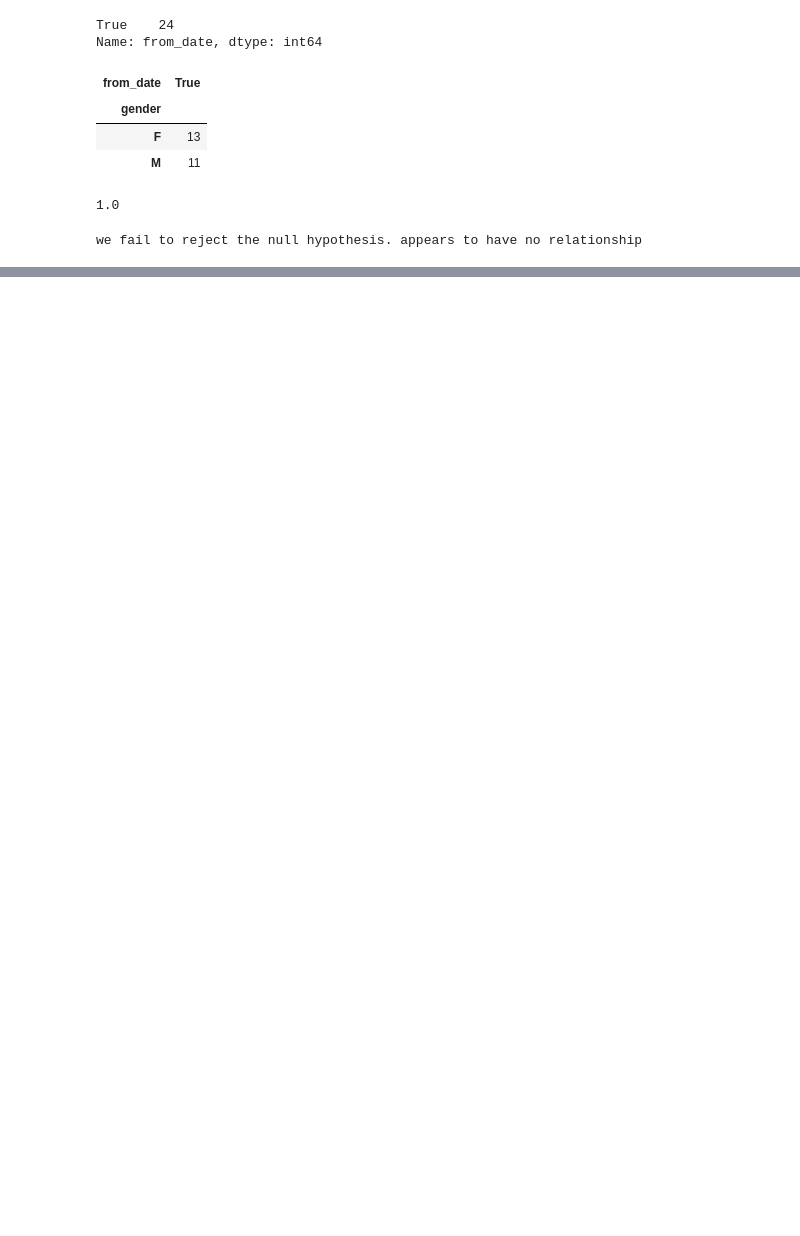
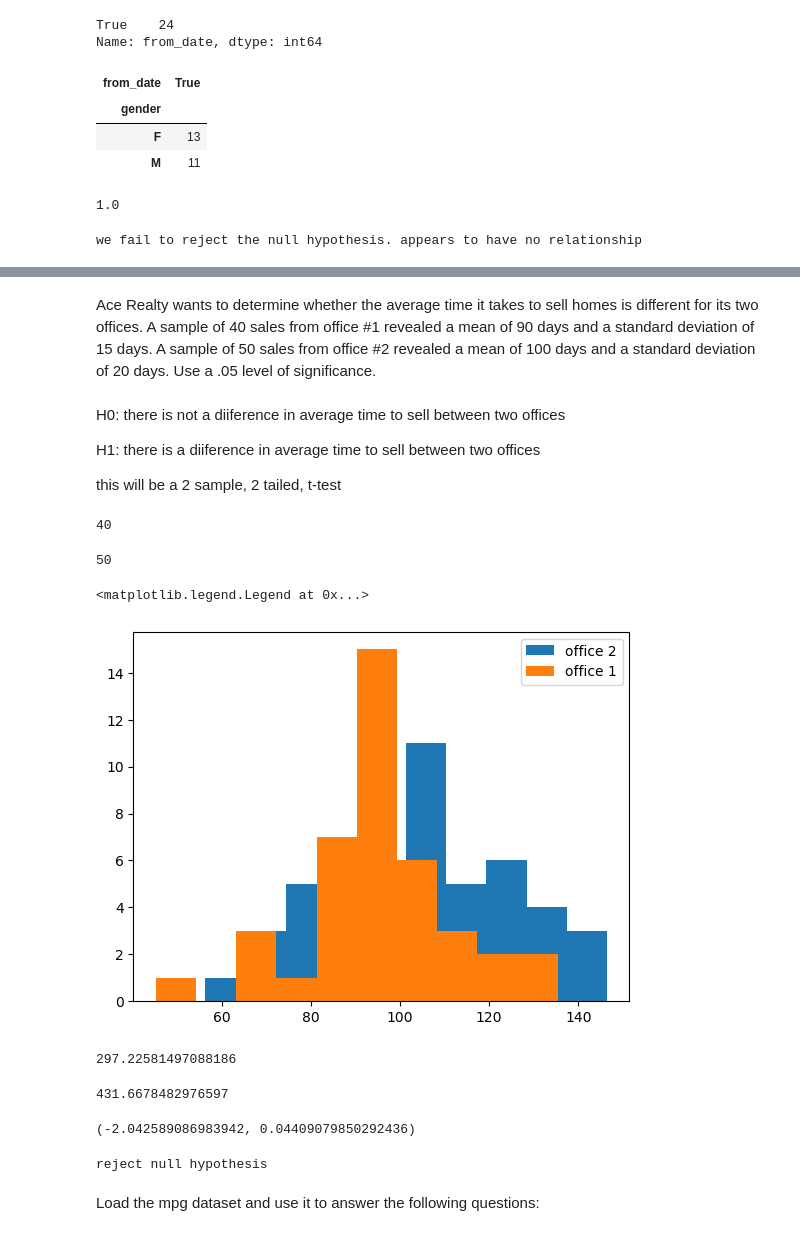
Before and after one commit to Msalazar2/statistics-exercises, a Jupyter notebook: hypothesis_testing.ipynb, the cells around one changed output, grey strips where cells are left out. Drawn from its saved outputs; the diff is of its cells as text; code cells hidden in the pictures; blank space fills up the shorter version.

```diff
--- a/hypothesis_testing.ipynb
+++ b/hypothesis_testing.ipynb
@@ -305,0 +611,8 @@ we fail to reject the null hypothesis. appears to have no relationship
+# %% [markdown]
+Ace Realty wants to determine whether the average time it takes to sell homes is different for its two offices. A sample of 40 sales from office #1 revealed a mean of 90 days and a standard deviation of 15 days. A sample of 50 sales from office #2 revealed a mean of 100 days and a standard deviation of 20 days. Use a .05 level of significance.
+# %% [markdown]
+H0: there is not a diiference in average time to sell between two offices
+
+H1: there is a diiference in average time to sell between two offices
+
+this will be a 2 sample, 2 tailed, t-test
@@ -305,0 +621,44 @@ we fail to reject the null hypothesis. appears to have no relationship
+# %%
+o1 = np.random.normal(90, 15, 40)
+o1.size
+# %% [output]
+40
+# %%
+o2 = np.random.normal(100, 20, 50)
+o2.size
+# %% [output]
+50
+# %%
+plt.hist(o2, label = 'office 2')
+plt.hist(o1, label = 'office 1')
+plt.legend()
+# %% [output]
+<matplotlib.legend.Legend at 0x...>
+[figure, added]
+# %%
+o1.var()
+# %% [output]
+297.22581497088186
+# %%
+o2.var()
+# %% [output]
+431.6678482976597
+# %%
+t, p = stats.ttest_ind(o1, o2, equal_var=False)
+t, p
+# %% [output]
+(-2.042589086983942, 0.04409079850292436)
+# %%
+a = .05
+
+if p < a:
+
+    print('reject null hypothesis')
+
+else:
+
+    print('fail to reject null hypothesis')
+# %% [output]
+reject null hypothesis
+# %% [markdown]
+Load the mpg dataset and use it to answer the following questions:
```
Also changed, not shown: parts of 92 cells of this notebook.
